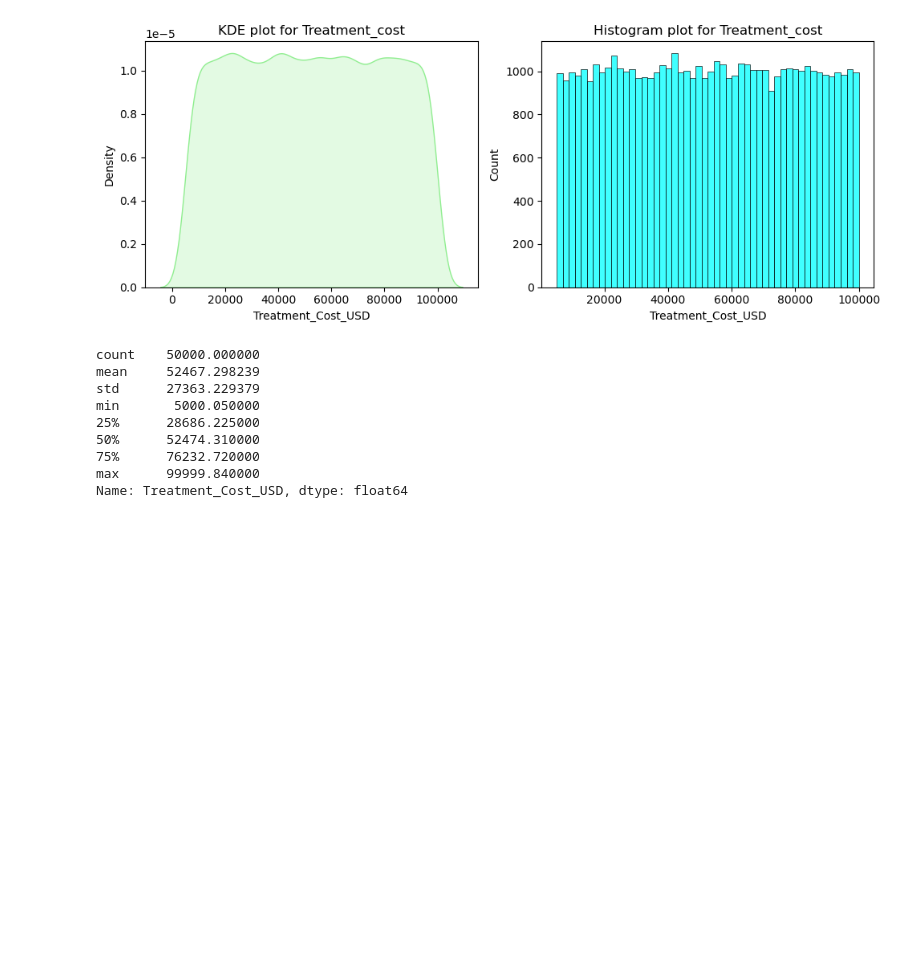
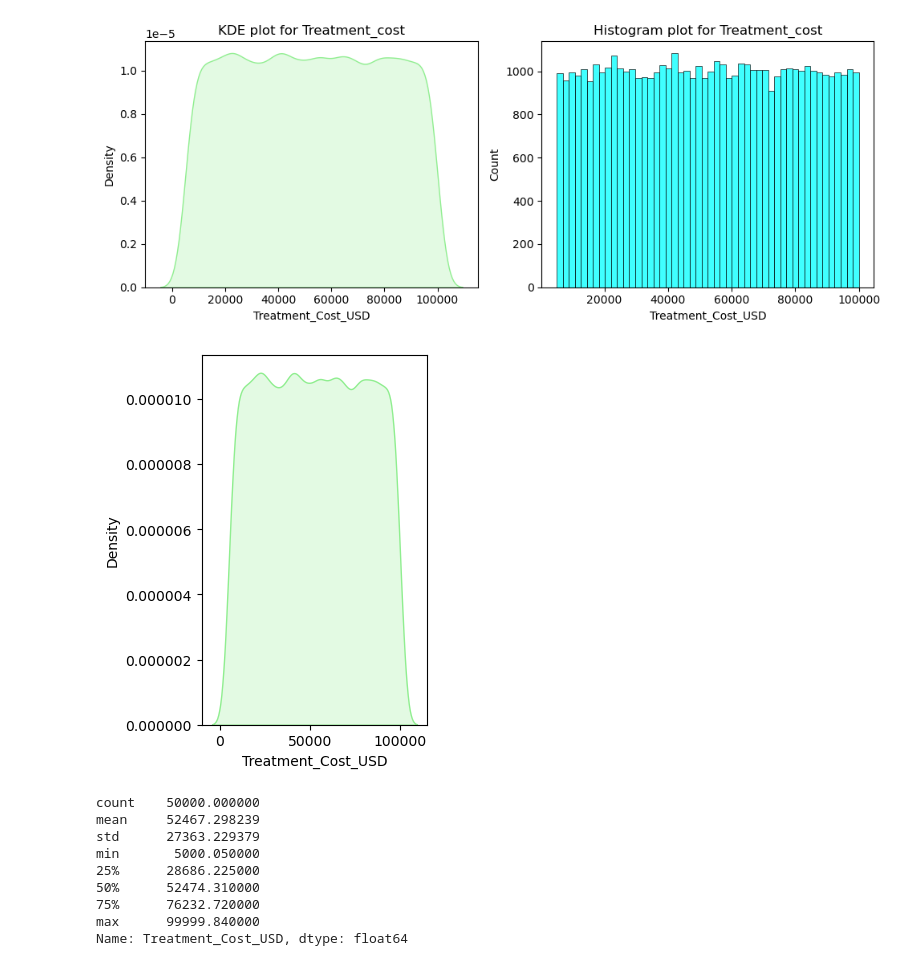
Before and after one commit to soumya569/global_cancer_patients_2015_2024_data_analysis_project, a Jupyter notebook: project1.ipynb, the cells around one changed output. Cells and saved outputs as stored; diff of their text form; code cells hidden in the pictures; blank space fills up the shorter version.

```diff
--- a/project1.ipynb
+++ b/project1.ipynb
@@ -266,3 +279,7 @@ data["Treatment_Cost_USD"]
 49998    45100.47
 49999    64023.82
 Name: Treatment_Cost_USD, Length: 50000, dtype: float64
+# %%
+USD_TO_INR = 89
+
+data["Treatment_Cost_INR"] = data["Treatment_Cost_USD"] * USD_TO_INR
@@ -281,6 +313,12 @@ plt.tight_layout()
 plt.show()
 # %% [output]
 [figure]
+# %%
+plt.subplot(1,2,1)
+sns.kdeplot(data["Treatment_Cost_USD"], fill=True, color="lightgreen")
+plt.ticklabel_format(axis='y', style='plain')
+# %% [output]
+[figure, added]
 # %%
 data["Treatment_Cost_USD"].describe()
 # %% [output]
```
Also changed, not shown: parts of 46 cells of this notebook.
